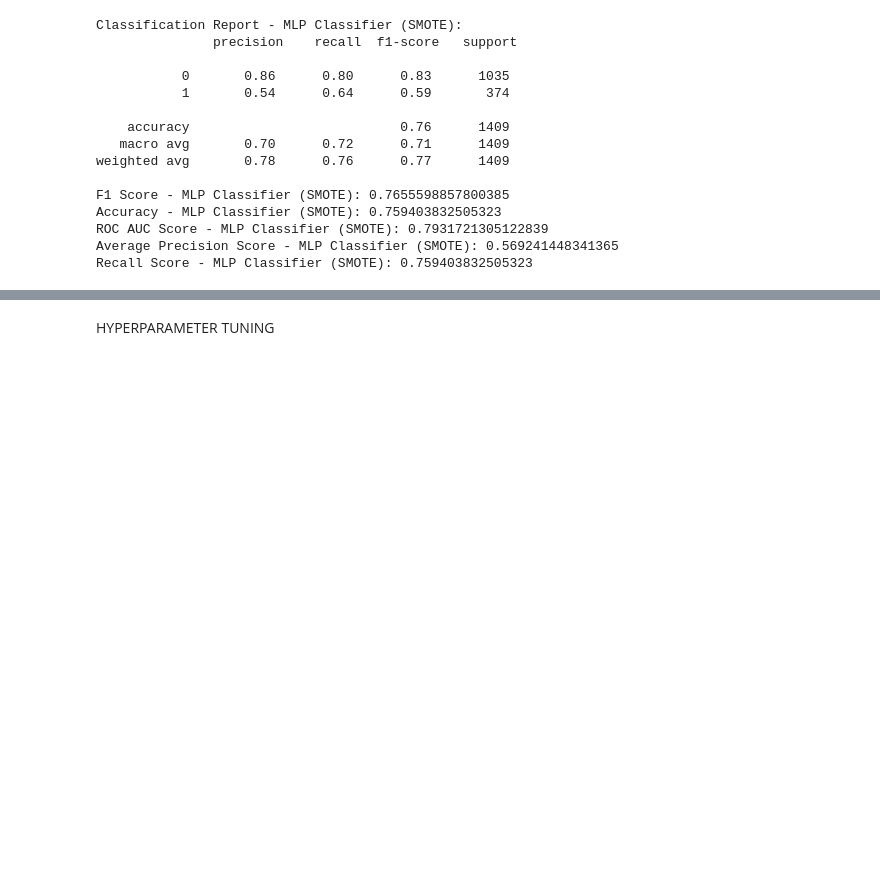
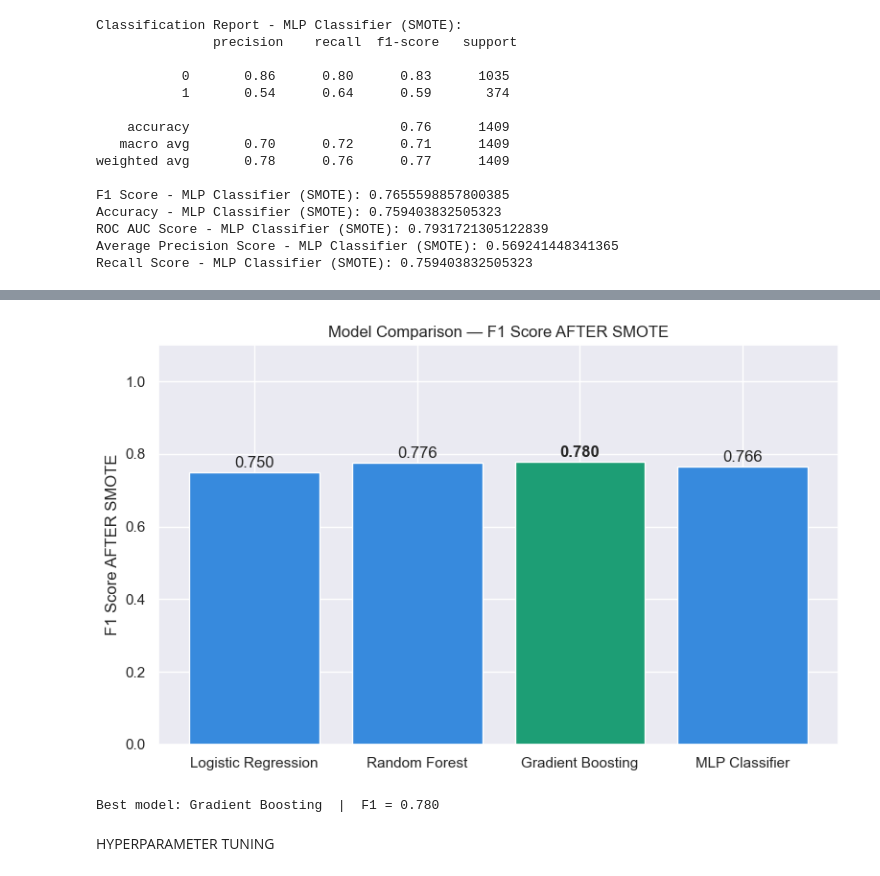
Before and after one commit to ivan-block/Customer-Churn, a Jupyter notebook: churn.ipynb, the cells around one changed output, grey strips where cells are left out. Saved outputs shown, nothing was run; the diff lists cells and outputs as text; code cells hidden in the pictures; blank space fills up the shorter version.

Commit message:
Adding graphs and charts

```diff
--- a/churn.ipynb
+++ b/churn.ipynb
@@ -567,5 +567,30 @@ compare_f1.sort_values(by='F1 Score After SMOTE', ascending=False).reset_index(d
 | 2 | MLP Classifier | 0.765732 | 0.765560 |
 | 3 | Logistic Regression | 0.802109 | 0.749641 |
+# %%
+models = ['Logistic Regression', 'Random Forest', 'Gradient Boosting', 'MLP Classifier']
+F1_scores= [lrs_f1score, rfs_f1score, gbs_f1score, mlps_f1score]
+
+best_idx = int(np.argmax(F1_scores))
+colors   = ['#1D9E75' if i == best_idx else '#378ADD' for i in range(4)]
+
+fig, ax = plt.subplots(figsize=(8, 5))
+bars = ax.bar(models, F1_scores, color=colors)
+
+for i, (bar, score) in enumerate(zip(bars, F1_scores)):
+    label = f'{score:.3f}'
+    ax.text(bar.get_x() + bar.get_width()/2, bar.get_height() + 0.005,
+            label, ha='center', va='bottom', fontweight='bold' if i == best_idx else 'normal')
+
+ax.set_ylim(0, 1.1)
+ax.set_ylabel('F1 Score AFTER SMOTE')
+ax.set_title('Model Comparison — F1 Score AFTER SMOTE')
+plt.tight_layout()
+plt.show()
+
+print(f"Best model: {models[best_idx]}  |  F1 = {F1_scores[best_idx]:.3f}")
+# %% [output]
+[figure, added]
+Best model: Gradient Boosting  |  F1 = 0.780
 # %% [markdown]
 HYPERPARAMETER TUNING
 # %%
```
Also changed, not shown: parts of 17 cells of this notebook, 11 other files.
